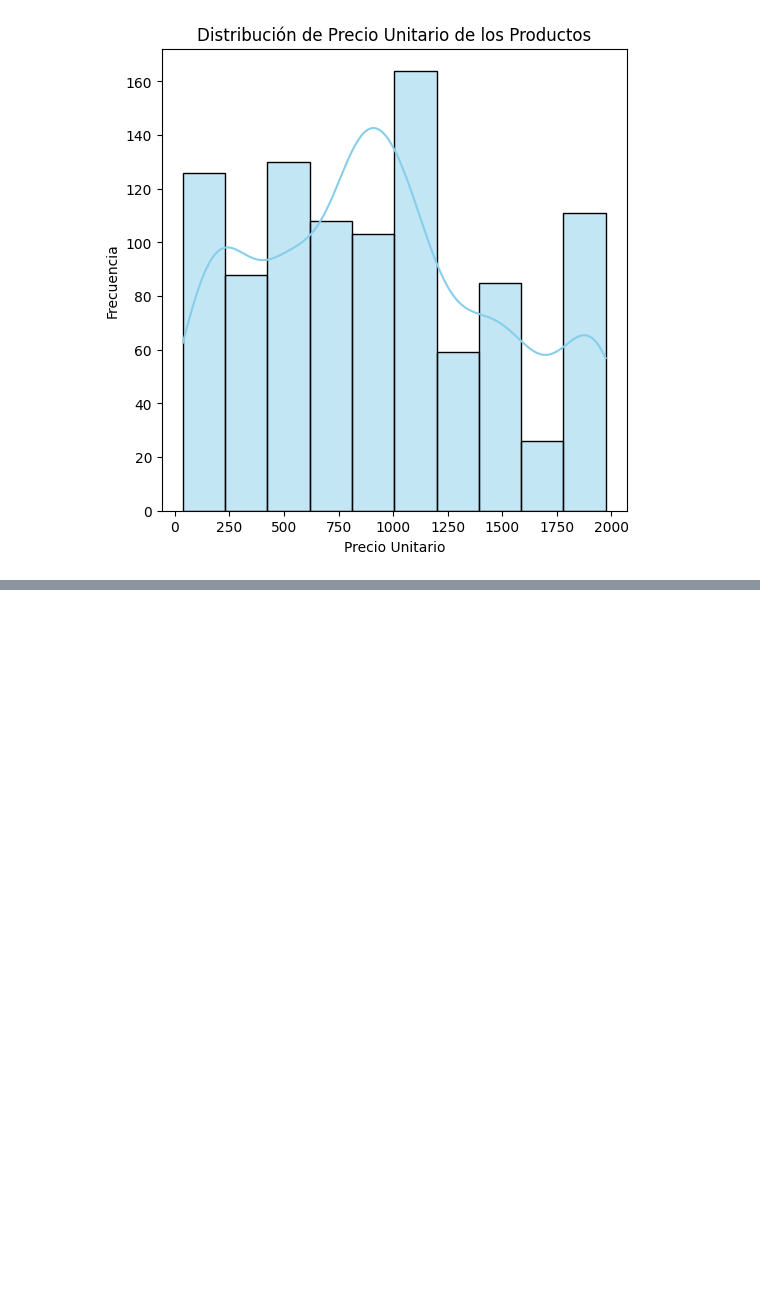
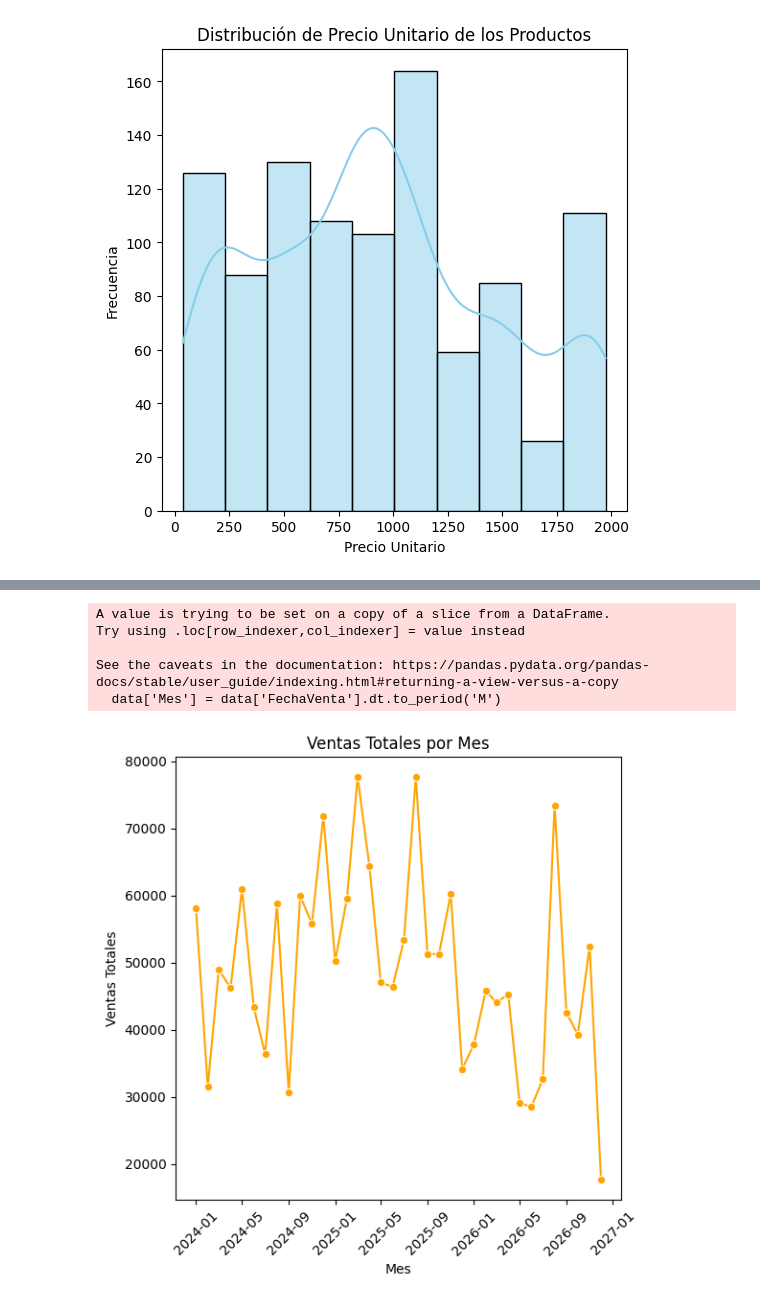
Before and after one commit to oguerra3001/Grupo-3-DAJ10-TRABAJO-FINAL, a Jupyter notebook: Exploracion/Análisis exploratorio.ipynb, the cells around one changed output, grey strips where cells are left out. Cells and saved outputs as stored; diff of their text form; code cells hidden in the pictures; blank space fills up the shorter version.

```diff
--- a/Exploracion/Análisis exploratorio.ipynb
+++ b/Exploracion/Análisis exploratorio.ipynb
@@ -120,0 +162,46 @@ plt.show()
+# %%
+# Convertir la columna 'FechaVenta' a formato datetime
+data['FechaVenta'] = pd.to_datetime(data['FechaVenta'], errors='coerce')
+
+# Asegurarse de que 'Venta Total' sea numérico
+data['Venta Total'] = pd.to_numeric(data['Venta Total'], errors='coerce')
+
+# Eliminar filas con valores nulos en 'FechaVenta' o 'Venta Total'
+data = data.dropna(subset=['FechaVenta', 'Venta Total'])
+
+# Agrupar los datos por mes (extraemos el año y mes de la fecha de venta)
+data['Mes'] = data['FechaVenta'].dt.to_period('M')
+
+# Agrupar por el mes y sumar las ventas totales
+ventas_por_mes = data.groupby('Mes')['Venta Total'].sum().reset_index()
+
+# Convertir la columna 'Mes' a tipo datetime para que sea tratada adecuadamente en el gráfico
+ventas_por_mes['Mes'] = ventas_por_mes['Mes'].dt.to_timestamp()
+
+# Configuramos el tamaño de la figura para el gráfico
+plt.figure(figsize=(6, 6))
+
+# Usamos Seaborn para crear un gráfico de líneas
+sns.lineplot(data=ventas_por_mes, x='Mes', y='Venta Total', marker='o', color='orange')
+
+# Titulo del gráfico
+plt.title('Ventas Totales por Mes')
+
+# Etiqueta para el eje X (meses)
+plt.xlabel('Mes')
+
+# Etiqueta para el eje Y (ventas totales)
+plt.ylabel('Ventas Totales')
+
+# Rotamos las etiquetas del eje X para que no se sobrepongan
+plt.xticks(rotation=45)
+
+# Mostramos el gráfico generado
+plt.show()
+# %% [output]
+A value is trying to be set on a copy of a slice from a DataFrame.
+Try using .loc[row_indexer,col_indexer] = value instead
+
+See the caveats in the documentation: https://pandas.pydata.org/pandas-docs/stable/user_guide/indexing.html#returning-a-view-versus-a-copy
+  data['Mes'] = data['FechaVenta'].dt.to_period('M')
+[figure, added]
```
Also changed, not shown: parts of 5 cells of this notebook.
